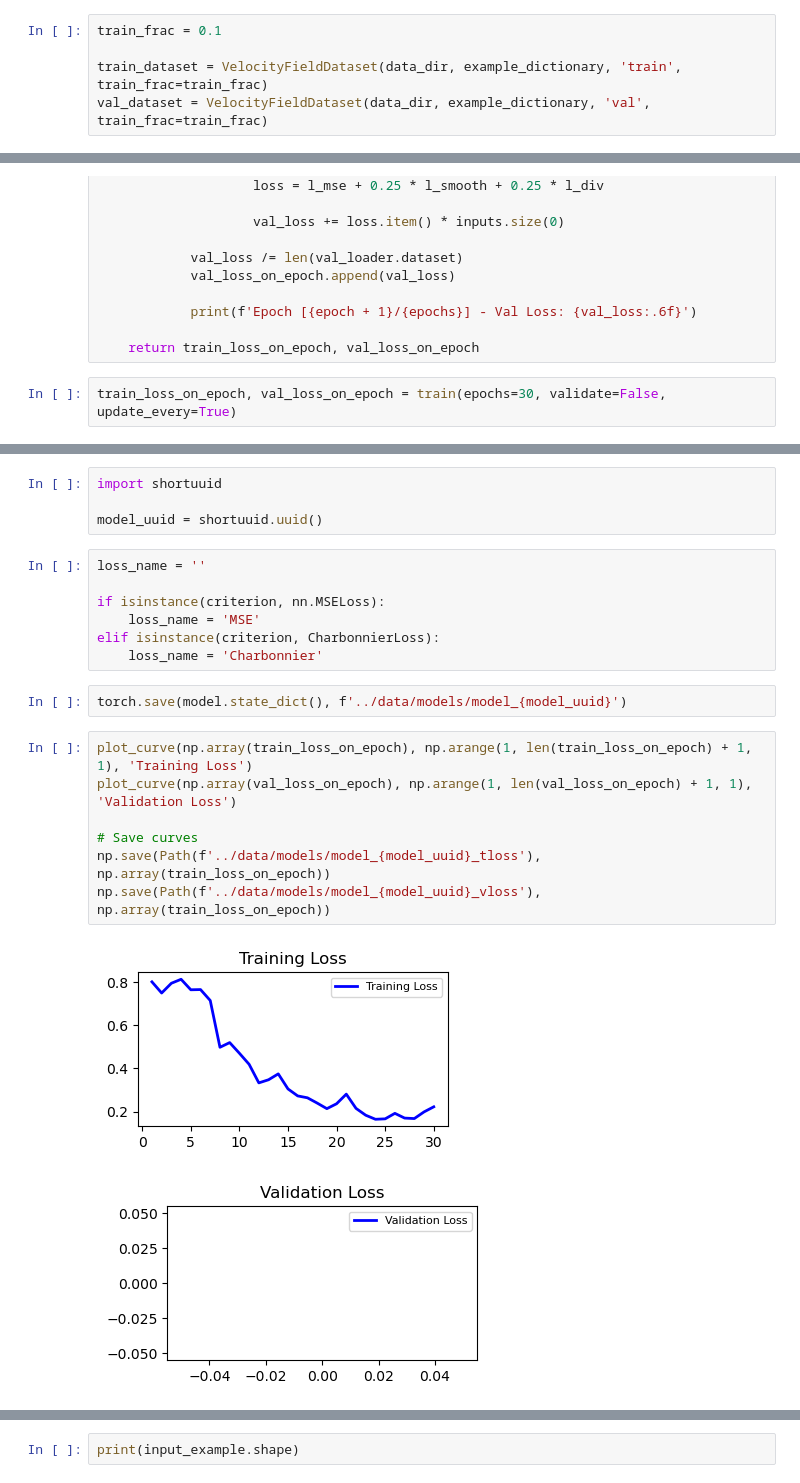
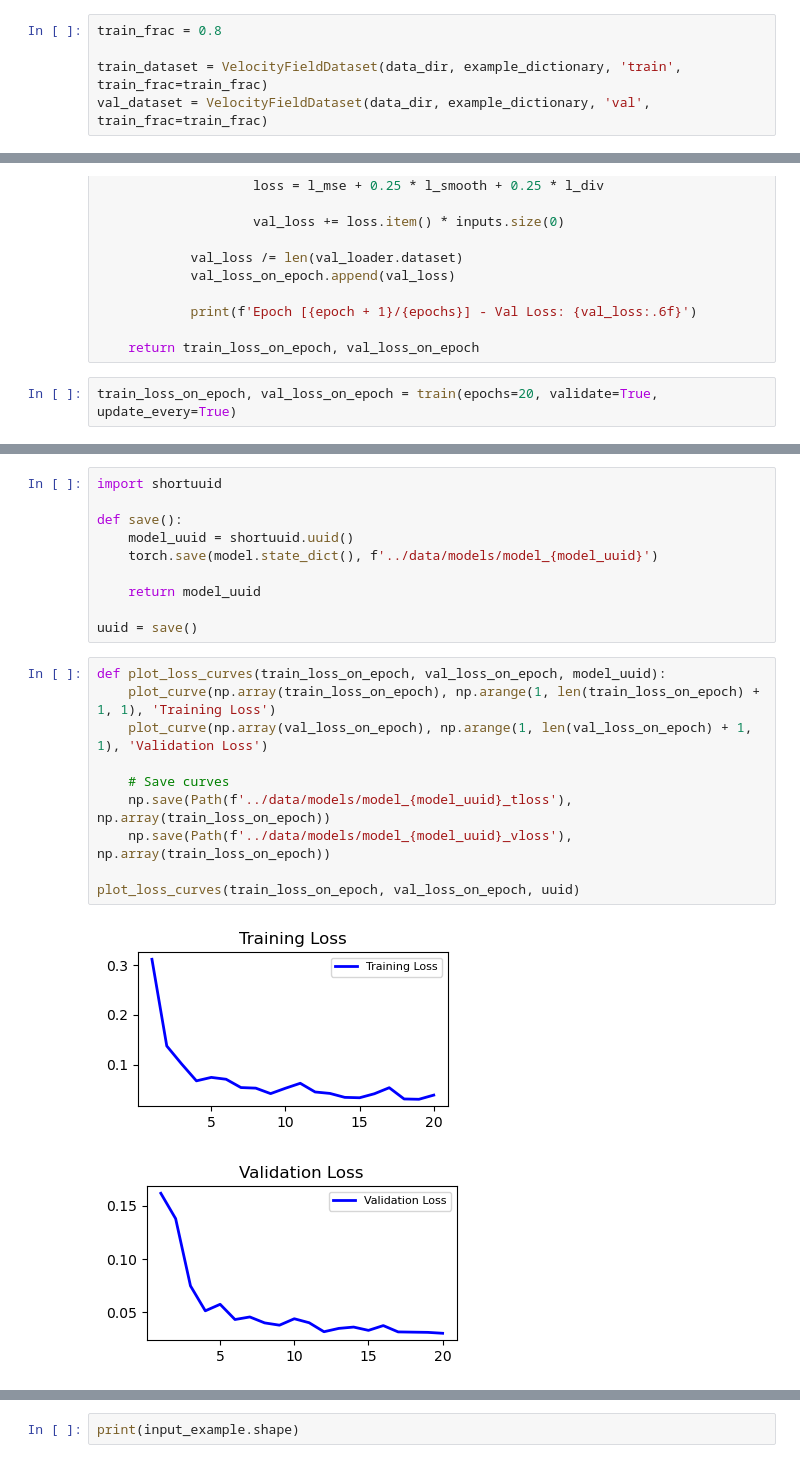
Before and after one commit to signynas/diet4CoLA, a Jupyter notebook: notebooks/diet4cola_unet_regression.ipynb, the cells around one changed output, grey strips where cells are left out. Cells and saved outputs as stored; diff of their text form.

Commit message:
Add new, better U-Net model

```diff
--- a/notebooks/diet4cola_unet_regression.ipynb
+++ b/notebooks/diet4cola_unet_regression.ipynb
@@ -159,7 +159,7 @@ class VelocityFieldDataset(Dataset):
 
         return cortex_input, velocity_output, boundary
 # %%
-train_frac = 0.1
+train_frac = 0.8
 
 train_dataset = VelocityFieldDataset(data_dir, example_dictionary, 'train', train_frac=train_frac)
 val_dataset = VelocityFieldDataset(data_dir, example_dictionary, 'val', train_frac=train_frac)
@@ -348,5 +348,5 @@ def train(epochs: int = 10, validate: bool = True, update_every: bool = False):
 
     return train_loss_on_epoch, val_loss_on_epoch
 # %%
-train_loss_on_epoch, val_loss_on_epoch = train(epochs=30, validate=False, update_every=True)
+train_loss_on_epoch, val_loss_on_epoch = train(epochs=20, validate=True, update_every=True)
 # %% [output]
@@ -373,25 +385,25 @@ load('2s4VCjz6GJ6fqwNukQwdF5')
 # %%
 import shortuuid
 
-model_uuid = shortuuid.uuid()
+def save():
+    model_uuid = shortuuid.uuid()
+    torch.save(model.state_dict(), f'../data/models/model_{model_uuid}')
+
+    return model_uuid
+
+uuid = save()
-# %%
-loss_name = ''
-
-if isinstance(criterion, nn.MSELoss):
-    loss_name = 'MSE'
-elif isinstance(criterion, CharbonnierLoss):
-    loss_name = 'Charbonnier'
-# %%
-torch.save(model.state_dict(), f'../data/models/model_{model_uuid}')
 # %%
-plot_curve(np.array(train_loss_on_epoch), np.arange(1, len(train_loss_on_epoch) + 1, 1), 'Training Loss')
-plot_curve(np.array(val_loss_on_epoch), np.arange(1, len(val_loss_on_epoch) + 1, 1), 'Validation Loss')
+def plot_loss_curves(train_loss_on_epoch, val_loss_on_epoch, model_uuid):
+    plot_curve(np.array(train_loss_on_epoch), np.arange(1, len(train_loss_on_epoch) + 1, 1), 'Training Loss')
+    plot_curve(np.array(val_loss_on_epoch), np.arange(1, len(val_loss_on_epoch) + 1, 1), 'Validation Loss')
 
-# Save curves
-np.save(Path(f'../data/models/model_{model_uuid}_tloss'), np.array(train_loss_on_epoch))
-np.save(Path(f'../data/models/model_{model_uuid}_vloss'), np.array(train_loss_on_epoch))
+    # Save curves
+    np.save(Path(f'../data/models/model_{model_uuid}_tloss'), np.array(train_loss_on_epoch))
+    np.save(Path(f'../data/models/model_{model_uuid}_vloss'), np.array(train_loss_on_epoch))
+
+plot_loss_curves(train_loss_on_epoch, val_loss_on_epoch, uuid)
 # %% [output]
-[figure, old version]
+[figure, new version]
-[figure, old version]
+[figure, new version]
 # %%
 # Some random test
```
Also changed, not shown: parts of 9 cells of this notebook, 6 other files.
